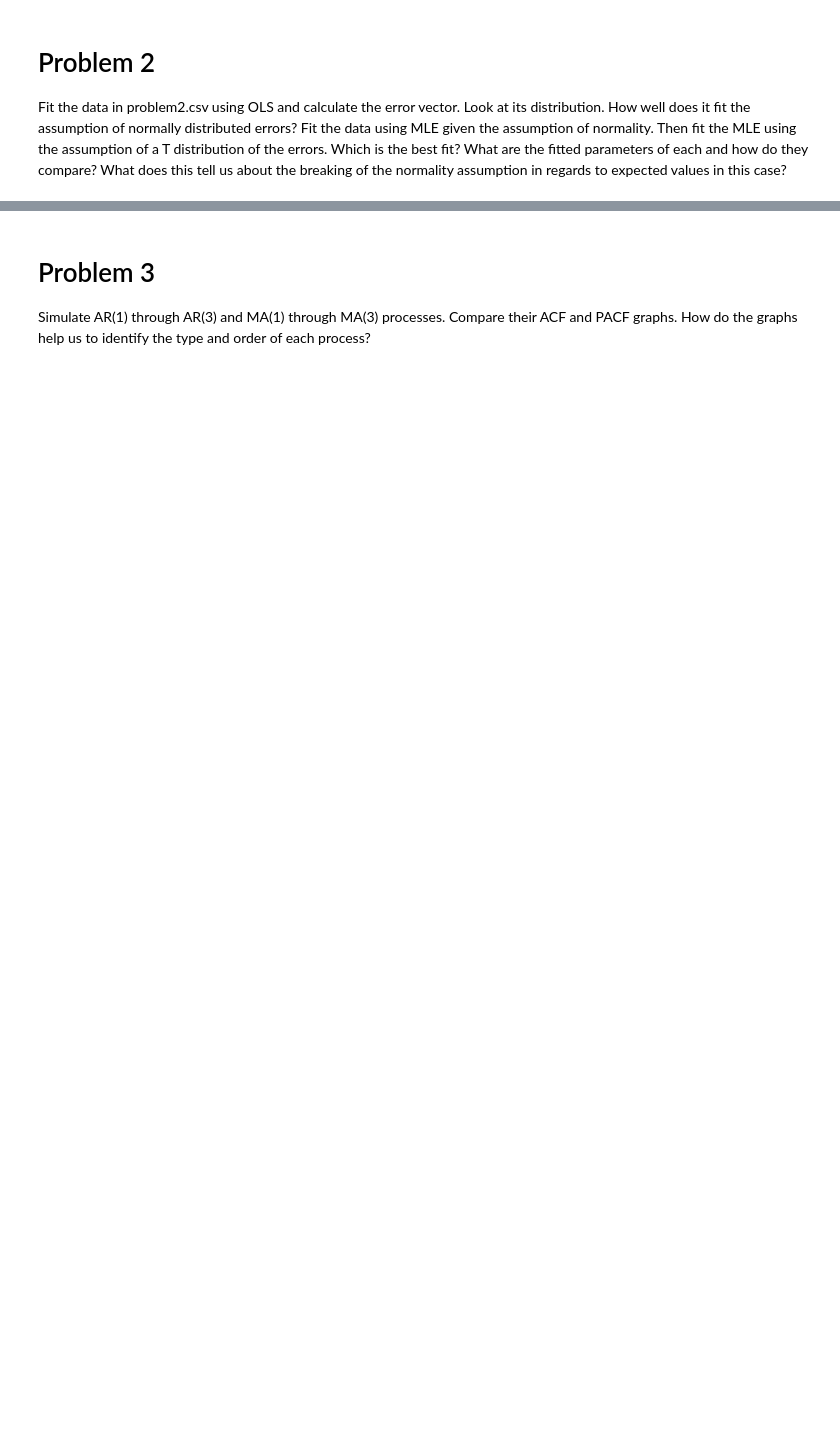
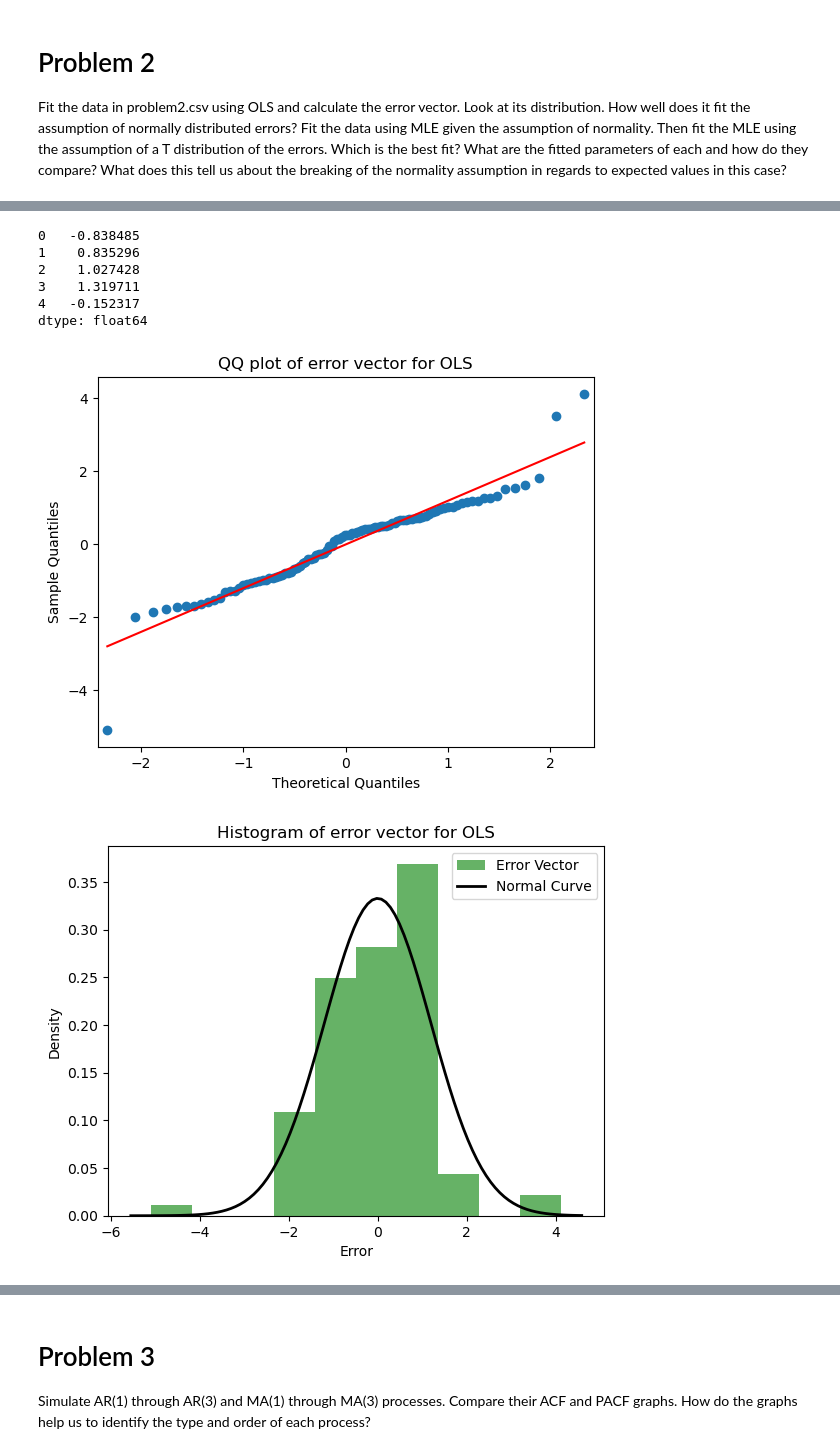
Before and after one commit to NemoDarjeeling/Fintech545, a Jupyter notebook: week2/week2_assignment/week2_code.ipynb, the cells around one changed output, grey strips where cells are left out. Saved outputs shown, nothing was run; the diff lists cells and outputs as text; code cells hidden in the pictures; blank space fills up the shorter version.

```diff
--- a/week2/week2_assignment/week2_code.ipynb
+++ b/week2/week2_assignment/week2_code.ipynb
@@ -58,0 +82,11 @@ Fit the data in problem2.csv using OLS and calculate the error vector. Look at i
+# %%
+# load the data to dataframe
+df = pd.read_csv("problem2.csv")
+Y = df["y"]
+x = df["x"]
+X = sm.add_constant(x)
+
+# OLS fit under normal distribution
+OLS = sm.OLS(Y, X)
+OLS_result = OLS.fit()
+print(OLS_result.summary())
@@ -58,0 +111,45 @@ Fit the data in problem2.csv using OLS and calculate the error vector. Look at i
+# %%
+# obtain OLS's residual
+Y_predict = OLS_result.predict(X)
+err_vec_ols = Y - Y_predict
+
+print(err_vec_ols.head())
+
+# examine OLS's residual
+mean_res_ols = np.mean(err_vec_ols)
+var_res_ols = np.var(err_vec_ols)
+skew_res_ols = skew(err_vec_ols)
+kur_res_ols = kurtosis(err_vec_ols)
+# print("the mean of residual obtained through OLS is {}" .format(mean_res_ols))
+
+# visualisation: QQ plot
+fig = sm.qqplot(err_vec_ols, line='s')  # 's' for standardized line
+plt.title("QQ plot of error vector for OLS")
+plt.show()
+
+# visualisation: histogram and normal distribution
+plt.hist(err_vec_ols, bins=10, density=True, alpha=0.6, color='g', label='Error Vector')
+
+# Plot the normal distribution curve
+xmin, xmax = plt.xlim()
+x = np.linspace(xmin, xmax, 100)
+p = norm.pdf(x, np.mean(err_vec_ols), np.std(err_vec_ols))
+plt.plot(x, p, 'k', linewidth=2, label='Normal Curve')
+
+# Add labels and title
+plt.title("Histogram of error vector for OLS")
+plt.xlabel('Error')
+plt.ylabel('Density')
+plt.legend()
+
+# Show plot
+plt.show()
+# %% [output]
+0   -0.838485
+1    0.835296
+2    1.027428
+3    1.319711
+4   -0.152317
+dtype: float64
+[figure, added]
+[figure, added]
```
Also changed, not shown: parts of 9 cells of this notebook, 1 other file.
